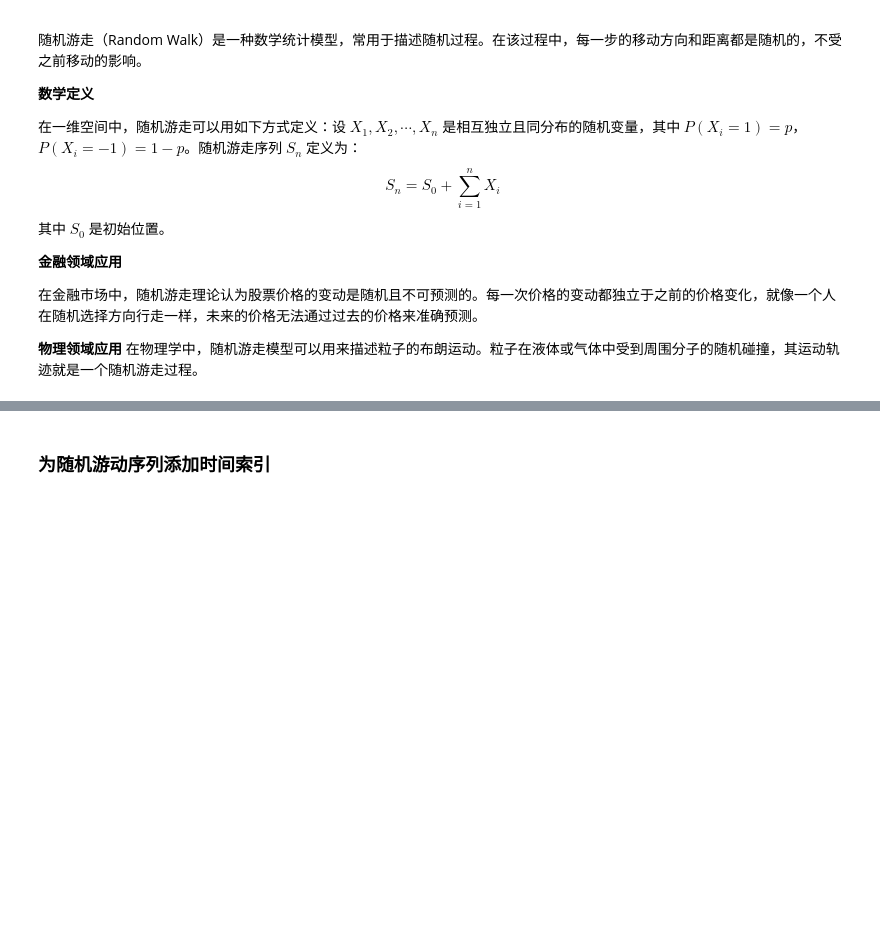
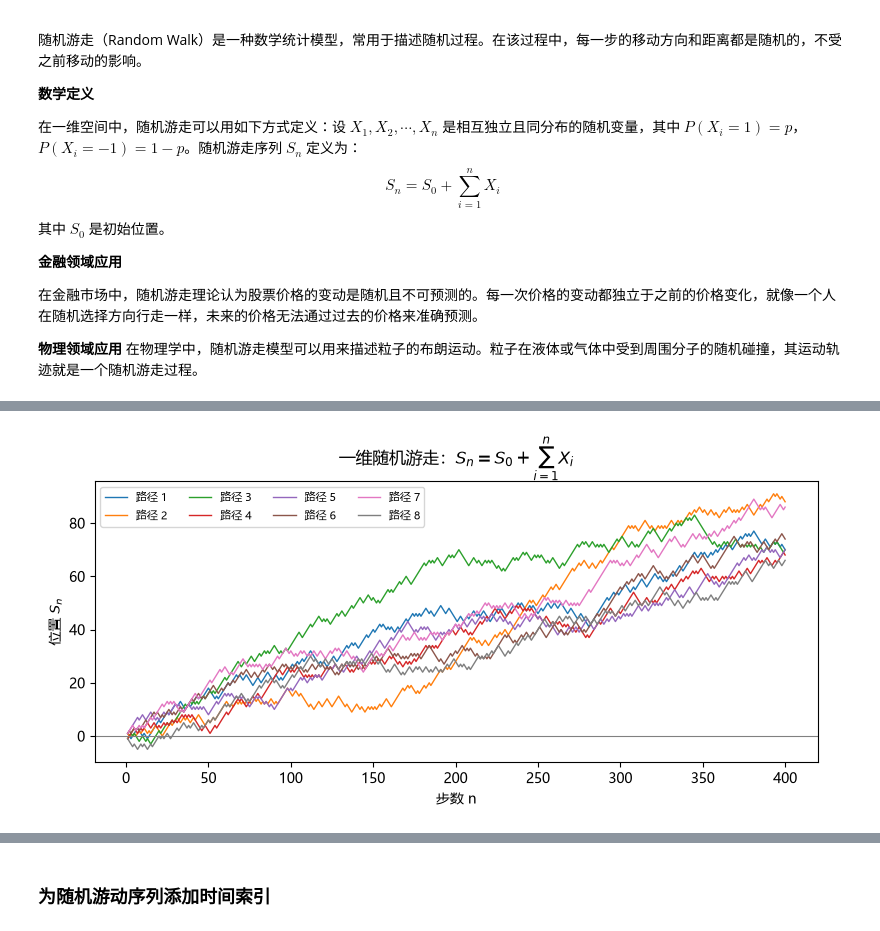
Before and after one commit to haichaozheng/my-app-2026, a Jupyter notebook: data-analysis/weeks/week04/structured_data.ipynb, the cells around one changed output, grey strips where cells are left out. Cells and saved outputs as stored; diff of their text form; code cells hidden in the pictures; blank space fills up the shorter version.

```diff
--- a/data-analysis/weeks/week04/structured_data.ipynb
+++ b/data-analysis/weeks/week04/structured_data.ipynb
@@ -88,26 +135,28 @@ s.cumsum()
 # %%
 # 图中文字体：DejaVu Sans 没有汉字
 plt.rcParams["font.sans-serif"] = ["Microsoft YaHei", "SimHei"]
 plt.rcParams["axes.unicode_minus"] = False
 
 # 一维随机游走：P(X_i = 1) = p，P(X_i = -1) = 1 - p
 # S_n = S_0 + sum_{i=1}^{n} X_i
-p = 0.5
+p = 0.6
 n = 400
 S0 = 0
-n_paths = 2
+n_paths = 8
 
 np.random.seed(42)
 fig, ax = plt.subplots(figsize=(8, 4))
 for i in range(n_paths):
     X = np.random.choice([1, -1], size=n, p=[p, 1 - p])
     S = S0 + np.cumsum(X)
     ax.plot(range(1, n + 1), S, linewidth=1, label=f"路径 {i + 1}")
 
 ax.axhline(S0, color="gray", linewidth=0.8)
 ax.set_title(r"一维随机游走：$S_n = S_0 + \sum_{i=1}^{n} X_i$")
 ax.set_xlabel("步数 n")
 ax.set_ylabel(r"位置 $S_n$")
 ax.legend(ncol=4, fontsize=8)
 plt.tight_layout()
+# %% [output]
+[figure, added]
 # %%
```
Also changed, not shown: parts of 21 cells of this notebook, 11 other files.
